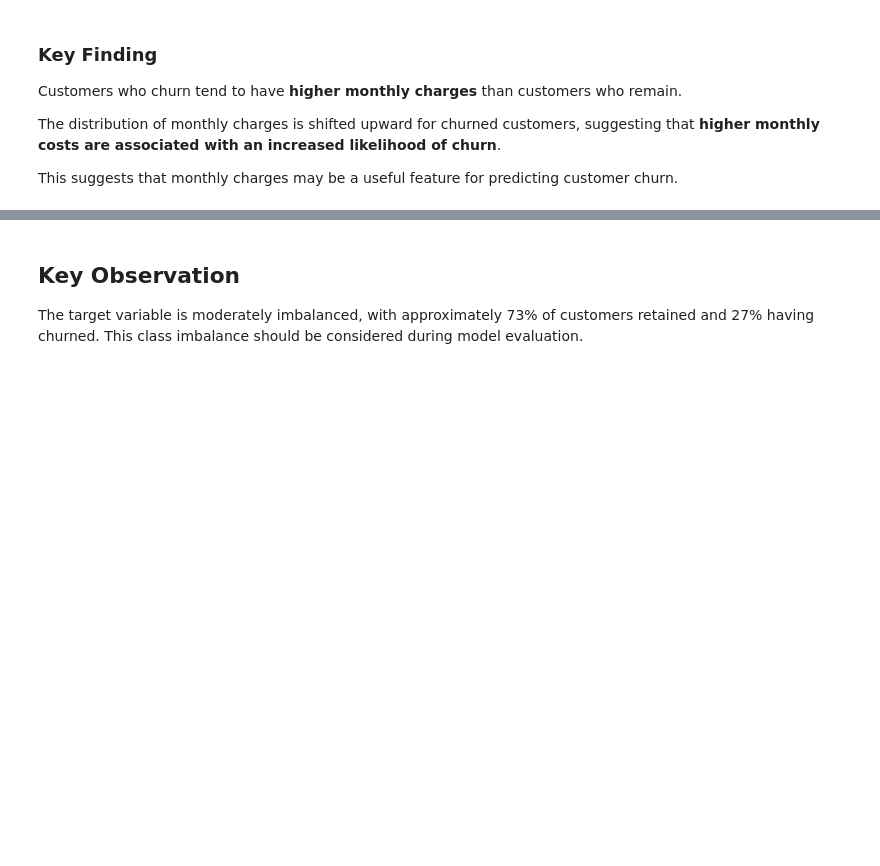
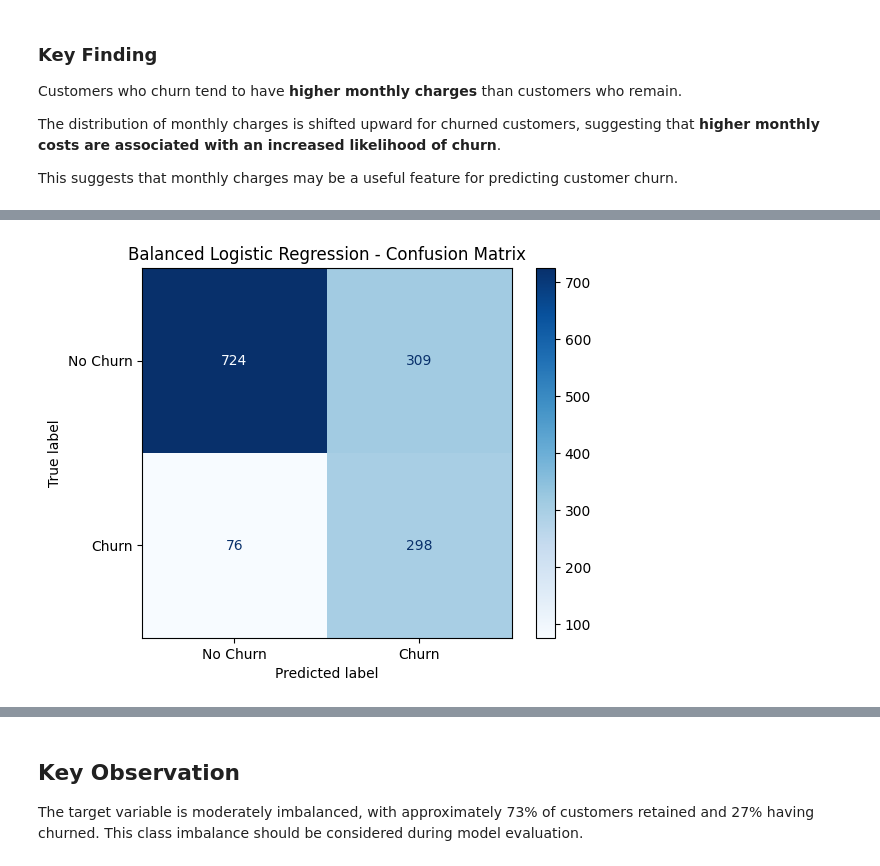
Before and after one commit to Pkhoei/customer-churn-prediction, a Jupyter notebook: notebooks/01_initial_analysis.ipynb, the cells around one changed output, grey strips where cells are left out. Drawn from its saved outputs; the diff is of its cells as text; code cells hidden in the pictures; blank space fills up the shorter version.

```diff
--- a/notebooks/01_initial_analysis.ipynb
+++ b/notebooks/01_initial_analysis.ipynb
@@ -298,0 +343,9 @@ This suggests that monthly charges may be a useful feature for predicting custom
+# %%
+# Encode categorical features
+
+X_encoded = pd.get_dummies(X, drop_first=True)
+
+print("Original feature shape:", X.shape)
+print("Encoded feature shape:", X_encoded.shape)
+
+X_encoded.head()
@@ -298,0 +493,20 @@ This suggests that monthly charges may be a useful feature for predicting custom
+# %%
+from sklearn.pipeline import Pipeline
+from sklearn.preprocessing import StandardScaler
+from sklearn.linear_model import LogisticRegression
+
+lr_balanced = Pipeline([
+    ("scaler", StandardScaler()),
+    ("model", LogisticRegression(
+        class_weight="balanced",
+        max_iter=2000,
+        random_state=42
+    ))
+])
+
+lr_balanced.fit(X_train, y_train)
+
+lr_balanced_pred = lr_balanced.predict(X_test)
+lr_balanced_prob = lr_balanced.predict_proba(X_test)[:, 1]
+
+print("Balanced Logistic Regression trained successfully.")
@@ -298,0 +531,16 @@ This suggests that monthly charges may be a useful feature for predicting custom
+# %%
+from sklearn.metrics import confusion_matrix, ConfusionMatrixDisplay
+import matplotlib.pyplot as plt
+
+cm_balanced = confusion_matrix(y_test, lr_balanced_pred)
+
+disp = ConfusionMatrixDisplay(
+    confusion_matrix=cm_balanced,
+    display_labels=["No Churn", "Churn"]
+)
+
+disp.plot(cmap="Blues")
+plt.title("Balanced Logistic Regression - Confusion Matrix")
+plt.show()
+# %% [output]
+[figure, added]
```
Also changed, not shown: parts of 27 cells of this notebook, 2 other files.
